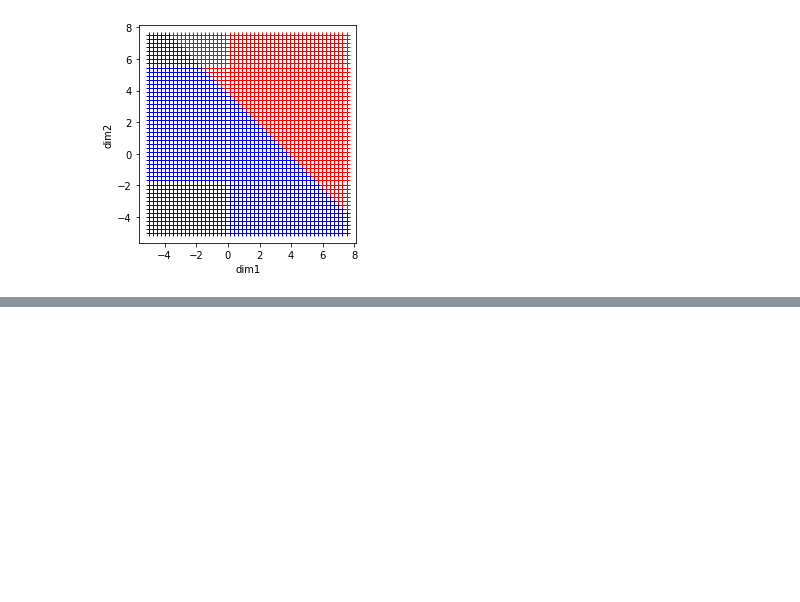
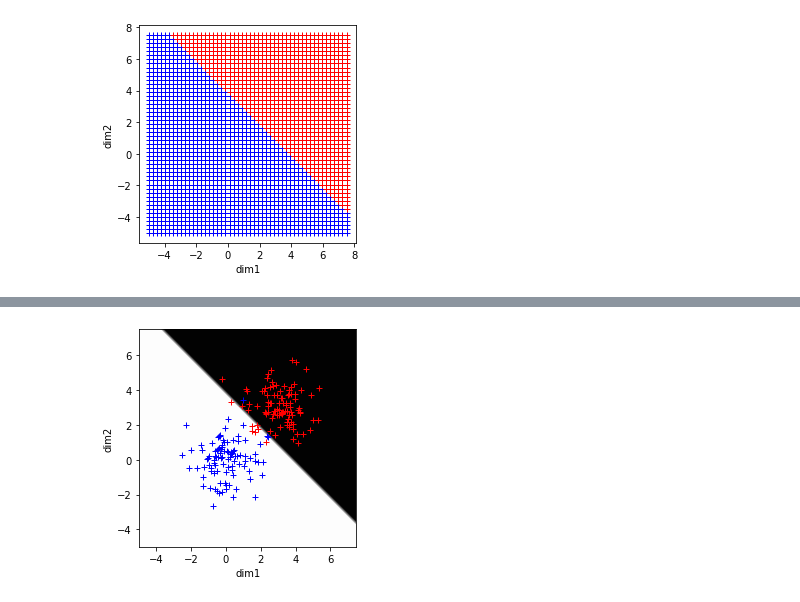
Before and after one commit to kdmalc/CompNeuro, a Jupyter notebook: 05_single_layer_NN/Homework5_Malcolm.ipynb, the cells around one changed output, grey strips where cells are left out. Drawn from its saved outputs; the diff is of its cells as text; code cells hidden in the pictures; blank space fills up the shorter version.

```diff
--- a/05_single_layer_NN/Homework5_Malcolm.ipynb
+++ b/05_single_layer_NN/Homework5_Malcolm.ipynb
@@ -336,7 +349,6 @@ print(test_pats.shape)
 
 print(test_pats)
 
-# train_labels_onehot = [0]*len(sample0) + [1]*len(sample1)
 test_labels_onehot = [0]*test_pats.shape[0]
 
 # plot example
@@ -351,13 +363,8 @@ plt.xlabel('dim1')
 plt.ylabel('dim2')
 plt.axis('equal')
 plt.axis('square')
-#plt.legend(('class 0', 'class 1'), loc='lower right')
 xymin = -5; xymax = 7.5
-#plt.ylim((xymin,xymax))
-#plt.xlim((xymin,xymax))
 plt.show()
-
-test_labels_onehot = np.array(test_labels_onehot).reshape((test_pats.shape[0],1))
 # %% [output]
 (2500, 2)
 [[-5.         -5.        ]
@@ -368,6 +375,15 @@ test_labels_onehot = np.array(test_labels_onehot).reshape((test_pats.shape[0],1)
  [ 7.24489796  7.5       ]
  [ 7.5         7.5       ]]
 [figure]
+# %%
+#print(test_labels_onehot)
+
+test_labels_onehot_array = np.array(test_labels_onehot).reshape((test_pats.shape[0],1))
+test_labels_onehot_opened = [val[0] for val in test_labels_onehot_array]
+#print(test_pats.shape)
+#print(len(test_labels_onehot_opened))
+test_labels_onehot_2D = np.array(test_labels_onehot_opened).reshape(len(test_labels_onehot_opened),1)
+#print(test_labels_onehot_2D.shape)
 # %%
 # function for generating plot for Q4
 # xv is array of x-values of test grid (from meshgrid)
@@ -427,0 +437,4 @@ plottest(xv, yv, out, sample0, sample1)
+# %%
+plottest(xv, yv, test_labels_onehot_2D, sample0, sample1)
+# %% [output]
+[figure, added]
```
Also changed, not shown: parts of 19 cells of this notebook, 8 other files.
